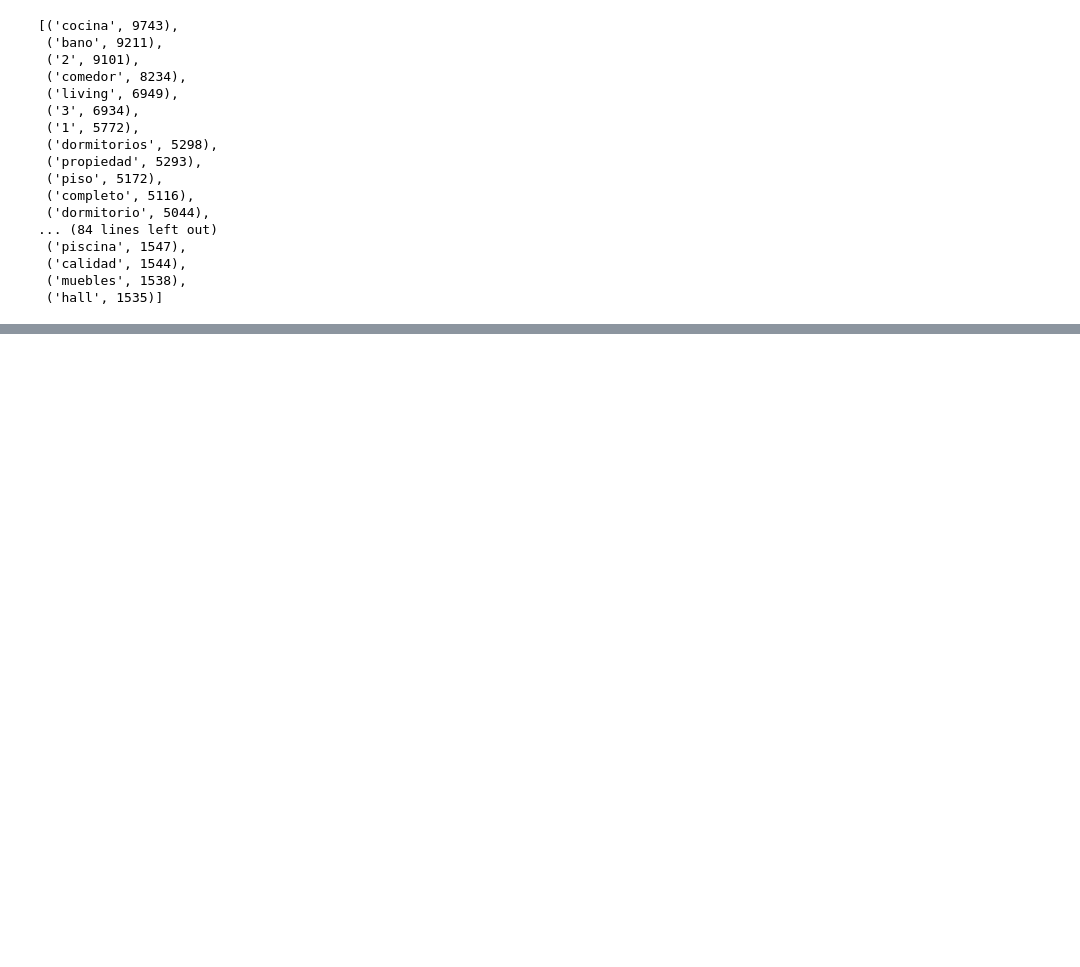
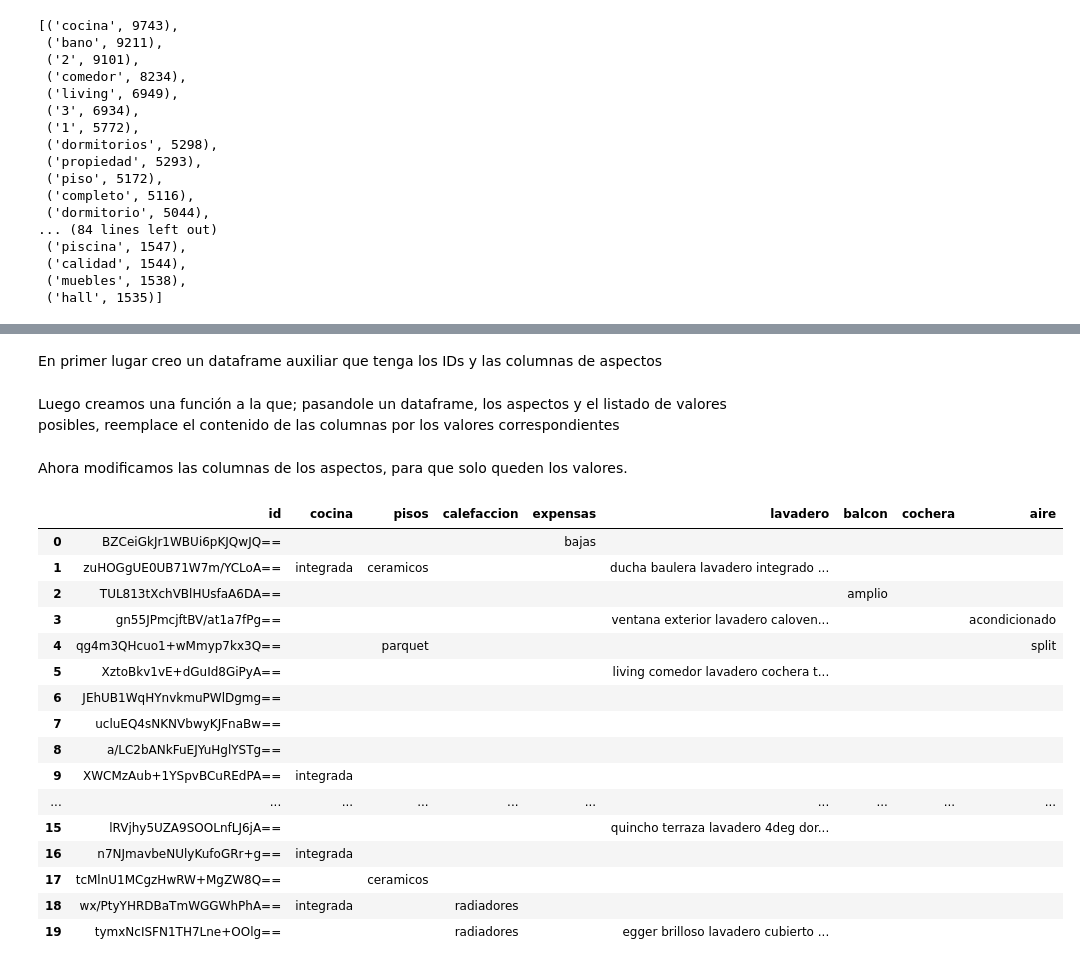
Before and after one commit to valencorrea/7506R-2C2022-GRUPO14-TP2, a Jupyter notebook: 7506R_TP1_GRUPO14_ENTREGA.ipynb, the cells around one changed output, grey strips where cells are left out. Cells and saved outputs as stored; diff of their text form; code cells hidden in the pictures; blank space fills up the shorter version.

```diff
--- a/7506R_TP1_GRUPO14_ENTREGA.ipynb
+++ b/7506R_TP1_GRUPO14_ENTREGA.ipynb
@@ -242,0 +348,2 @@ Counter(" ".join(df_nostopwords["piso"]).split()).most_common(30)
+# %%
+aspectos = ['cocina', 'pisos', 'calefaccion', 'expensas', 'balcon', 'cochera', 'aire']
@@ -242,0 +352,10 @@ Counter(" ".join(df_nostopwords["piso"]).split()).most_common(30)
+# %%
+values_cocina = ['integrada', 'separada', 'independiente', 'completa']
+values_pisos = ['porcelanato', 'madera', 'parquet', 'ceramicos']
+values_calefaccion = ['radiadores', 'radiante', 'central', 'individual']
+values_expensas = ['bajas', 'incluye']
+values_balcon = ['frente', 'amplio', 'terraza', 'salida', 'corrido']
+values_cochera = ['opcional', 'cubierta', 'descubierta']
+values_aire = ['split', 'central', 'acondicionado']
+
+values = [values_cocina, values_pisos, values_calefaccion, values_expensas, values_balcon, values_cochera, values_aire]
@@ -242,0 +364,2 @@ Counter(" ".join(df_nostopwords["piso"]).split()).most_common(30)
+# %% [markdown]
+En primer lugar creo un dataframe auxiliar que tenga los IDs y las columnas de aspectos
@@ -242,0 +369,33 @@ Counter(" ".join(df_nostopwords["piso"]).split()).most_common(30)
+# %% [markdown]
+Luego creamos una función a la que; pasandole un dataframe, los aspectos y el listado de valores posibles, reemplace el contenido de las columnas por los valores correspondientes
+# %%
+def limpiar_values_de_aspects(df, aspects, values):
+    i = 0
+    for aspect in aspects:
+        for word in values[i]:
+            df[aspect] = df[aspect].apply(lambda line: word if word in line else line)
+        df[aspect] = df[aspect].apply(lambda line: line if len(line.split())<2 else '')
+        i = i+1
+# %% [markdown]
+Ahora modificamos las columnas de los aspectos, para que solo queden los valores.
+# %%
+limpiar_values_de_aspects(aux_df, aspectos, values)
+aux_df.head(20)
+# %% [output]
+|  | id | cocina | pisos | calefaccion | expensas | lavadero | balcon | cochera | aire |
+| 0 | BZCeiGkJr1WBUi6pKJQwJQ== |  |  |  | bajas |  |  |  |  |
+| 1 | zuHOGgUE0UB71W7m/YCLoA== | integrada | ceramicos |  |  | ducha baulera lavadero integrado ... |  |  |  |
+| 2 | TUL813tXchVBlHUsfaA6DA== |  |  |  |  |  | amplio |  |  |
+| 3 | gn55JPmcjftBV/at1a7fPg== |  |  |  |  | ventana exterior lavadero caloven... |  |  | acondicionado |
+| 4 | qg4m3QHcuo1+wMmyp7kx3Q== |  | parquet |  |  |  |  |  | split |
+| 5 | XztoBkv1vE+dGuId8GiPyA== |  |  |  |  | living comedor lavadero cochera t... |  |  |  |
+| 6 | JEhUB1WqHYnvkmuPWlDgmg== |  |  |  |  |  |  |  |  |
+| 7 | ucluEQ4sNKNVbwyKJFnaBw== |  |  |  |  |  |  |  |  |
+| 8 | a/LC2bANkFuEJYuHglYSTg== |  |  |  |  |  |  |  |  |
+| 9 | XWCMzAub+1YSpvBCuREdPA== | integrada |  |  |  |  |  |  |  |
+| ... | ... | ... | ... | ... | ... | ... | ... | ... | ... |
+| 15 | lRVjhy5UZA9SOOLnfLJ6jA== |  |  |  |  | quincho terraza lavadero 4deg dor... |  |  |  |
+| 16 | n7NJmavbeNUlyKufoGRr+g== | integrada |  |  |  |  |  |  |  |
+| 17 | tcMlnU1MCgzHwRW+MgZW8Q== |  | ceramicos |  |  |  |  |  |  |
+| 18 | wx/PtyYHRDBaTmWGGWhPhA== | integrada |  | radiadores |  |  |  |  |  |
+| 19 | tymxNcISFN1TH7Lne+OOlg== |  |  | radiadores |  | egger brilloso lavadero cubierto ... |  |  |  |
```
Also changed, not shown: parts of 29 cells of this notebook.
